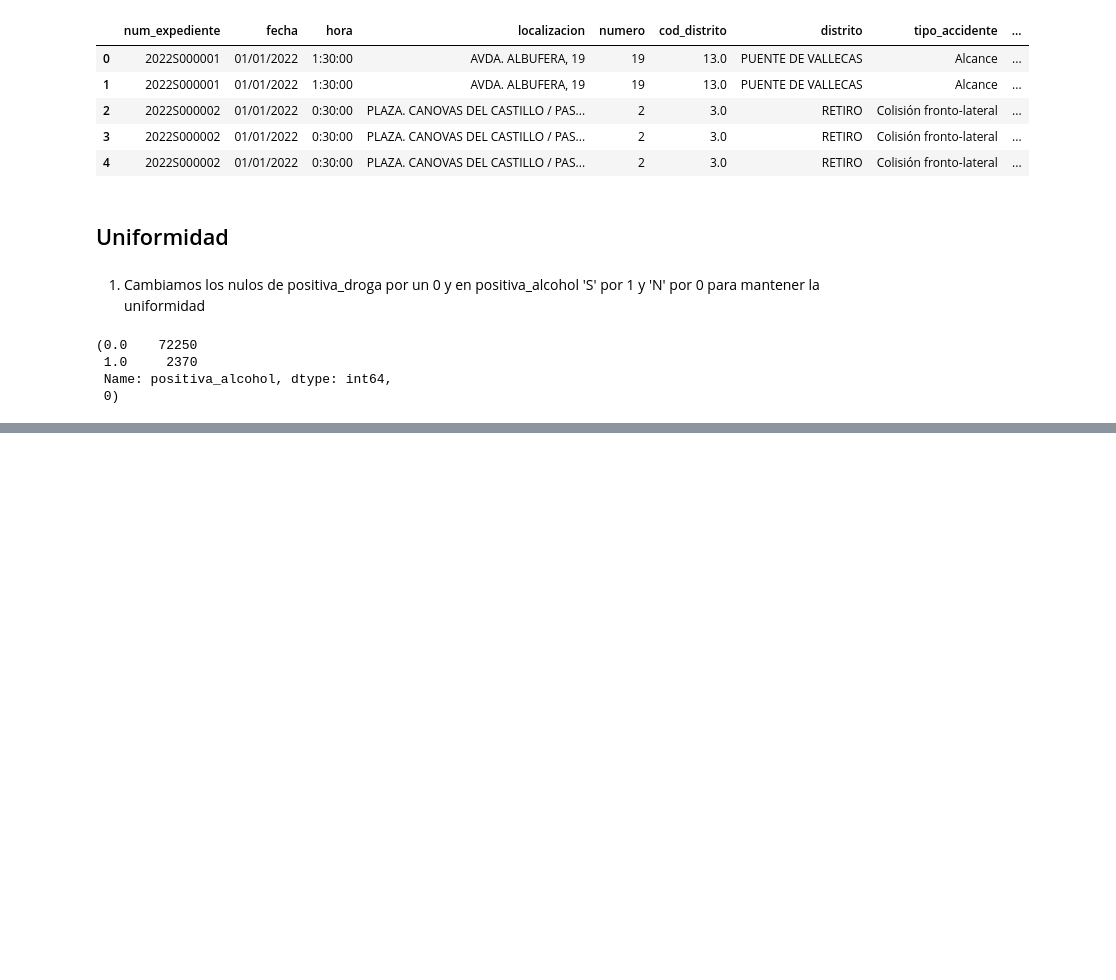
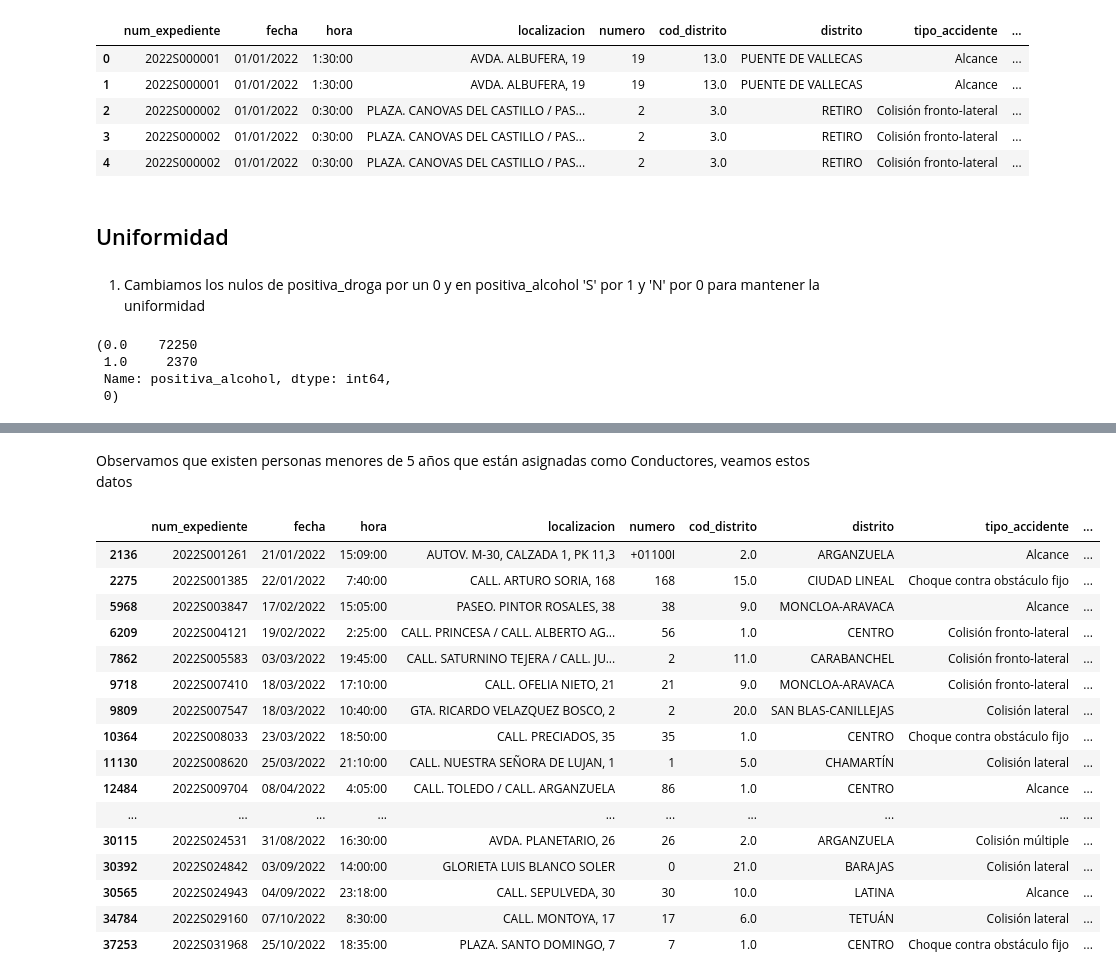
Before and after one commit to lucaramirezo/Traffic-Network-Transparency, a Jupyter notebook: Limpieza_Datos.ipynb, the cells around one changed output, grey strips where cells are left out. Drawn from its saved outputs; the diff is of its cells as text; code cells hidden in the pictures; blank space fills up the shorter version.

Commit message:
Solucionado problema datos de personas menores de 5 años

```diff
--- a/Limpieza_Datos.ipynb
+++ b/Limpieza_Datos.ipynb
@@ -164,0 +177,22 @@ combined_data['positiva_alcohol'].value_counts(), combined_data['positiva_droga'
+# %% [markdown]
+Observamos que existen personas menores de 5 años que están asignadas como Conductores, veamos estos datos
+# %%
+combined_data[combined_data['rango_edad']=='Menor de 5 años'][combined_data['tipo_persona']=='Conductor']
+# %% [output]
+|  | num_expediente | fecha | hora | localizacion | numero | cod_distrito | distrito | tipo_accidente | ... |
+| 2136 | 2022S001261 | 21/01/2022 | 15:09:00 | AUTOV. M-30, CALZADA 1, PK 11,3 | +01100I | 2.0 | ARGANZUELA | Alcance | ... |
+| 2275 | 2022S001385 | 22/01/2022 | 7:40:00 | CALL. ARTURO SORIA, 168 | 168 | 15.0 | CIUDAD LINEAL | Choque contra obstáculo fijo | ... |
+| 5968 | 2022S003847 | 17/02/2022 | 15:05:00 | PASEO. PINTOR ROSALES, 38 | 38 | 9.0 | MONCLOA-ARAVACA | Alcance | ... |
+| 6209 | 2022S004121 | 19/02/2022 | 2:25:00 | CALL. PRINCESA / CALL. ALBERTO AG... | 56 | 1.0 | CENTRO | Colisión fronto-lateral | ... |
+| 7862 | 2022S005583 | 03/03/2022 | 19:45:00 | CALL. SATURNINO TEJERA / CALL. JU... | 2 | 11.0 | CARABANCHEL | Colisión fronto-lateral | ... |
+| 9718 | 2022S007410 | 18/03/2022 | 17:10:00 | CALL. OFELIA NIETO, 21 | 21 | 9.0 | MONCLOA-ARAVACA | Colisión fronto-lateral | ... |
+| 9809 | 2022S007547 | 18/03/2022 | 10:40:00 | GTA. RICARDO VELAZQUEZ BOSCO, 2 | 2 | 20.0 | SAN BLAS-CANILLEJAS | Colisión lateral | ... |
+| 10364 | 2022S008033 | 23/03/2022 | 18:50:00 | CALL. PRECIADOS, 35 | 35 | 1.0 | CENTRO | Choque contra obstáculo fijo | ... |
+| 11130 | 2022S008620 | 25/03/2022 | 21:10:00 | CALL. NUESTRA SEÑORA DE LUJAN, 1 | 1 | 5.0 | CHAMARTÍN | Colisión lateral | ... |
+| 12484 | 2022S009704 | 08/04/2022 | 4:05:00 | CALL. TOLEDO / CALL. ARGANZUELA | 86 | 1.0 | CENTRO | Alcance | ... |
+| ... | ... | ... | ... | ... | ... | ... | ... | ... | ... |
+| 30115 | 2022S024531 | 31/08/2022 | 16:30:00 | AVDA. PLANETARIO, 26 | 26 | 2.0 | ARGANZUELA | Colisión múltiple | ... |
+| 30392 | 2022S024842 | 03/09/2022 | 14:00:00 | GLORIETA LUIS BLANCO SOLER | 0 | 21.0 | BARAJAS | Colisión lateral | ... |
+| 30565 | 2022S024943 | 04/09/2022 | 23:18:00 | CALL. SEPULVEDA, 30 | 30 | 10.0 | LATINA | Alcance | ... |
+| 34784 | 2022S029160 | 07/10/2022 | 8:30:00 | CALL. MONTOYA, 17 | 17 | 6.0 | TETUÁN | Colisión lateral | ... |
+| 37253 | 2022S031968 | 25/10/2022 | 18:35:00 | PLAZA. SANTO DOMINGO, 7 | 7 | 1.0 | CENTRO | Choque contra obstáculo fijo | ... |
```
Also changed, not shown: parts of 6 cells of this notebook, 2 other files.
